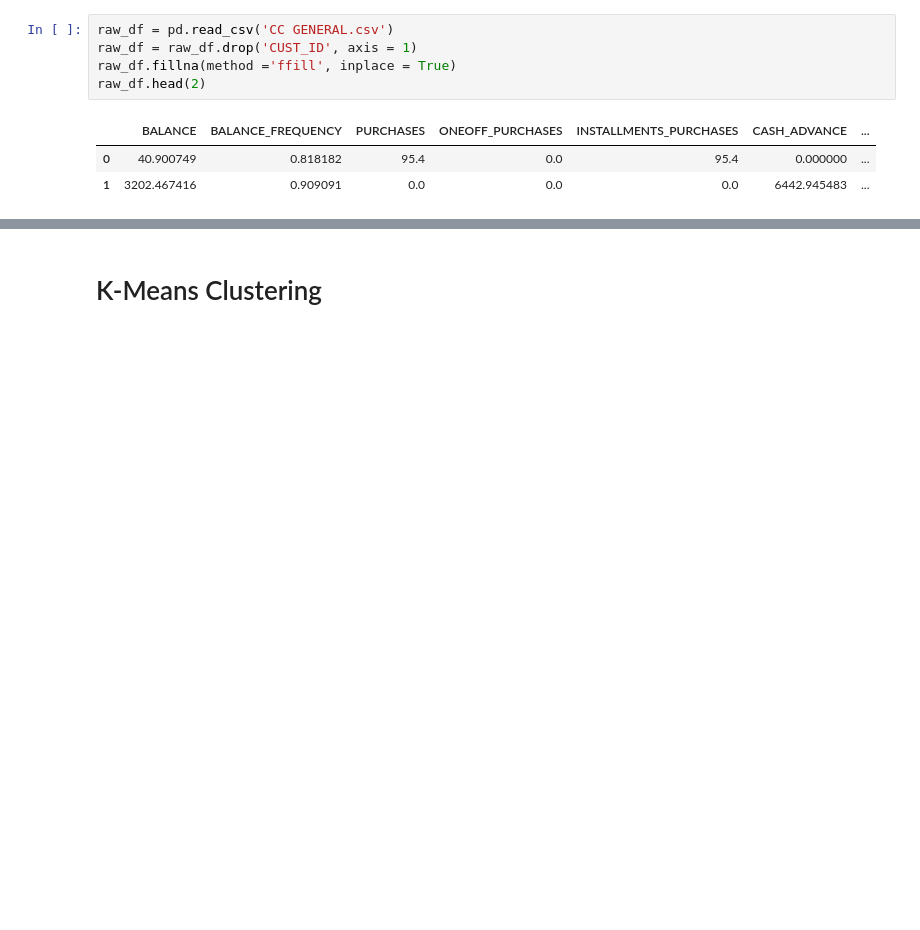
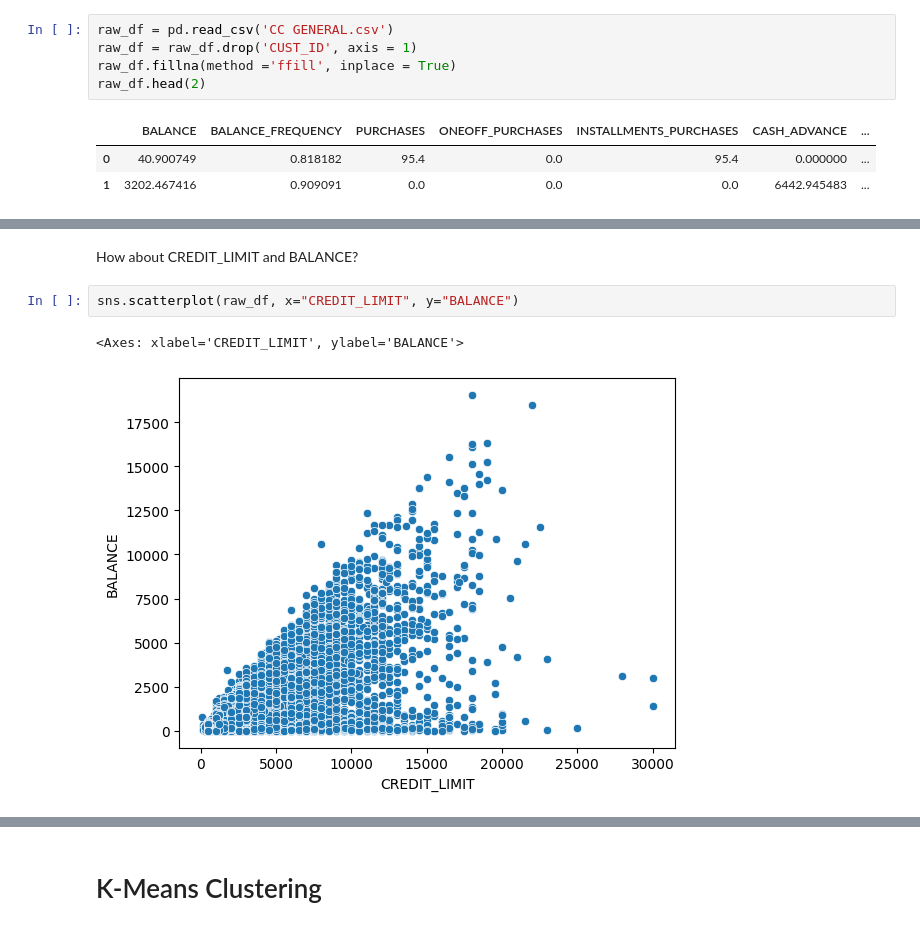
Before and after one commit to stvschmdt/ne_ds5230, a Jupyter notebook: prep_material/hierarchical_agglomerative_clustering.ipynb, the cells around one changed output, grey strips where cells are left out. Drawn from its saved outputs; the diff is of its cells as text; blank space fills up the shorter version.

```diff
--- a/prep_material/hierarchical_agglomerative_clustering.ipynb
+++ b/prep_material/hierarchical_agglomerative_clustering.ipynb
@@ -148,0 +83,7 @@ With agglomerative clustering, we end up with this nice hierarchy of clusters. B
+# %% [markdown]
+How about CREDIT_LIMIT and BALANCE?
+# %%
+sns.scatterplot(raw_df, x="CREDIT_LIMIT", y="BALANCE")
+# %% [output]
+<Axes: xlabel='CREDIT_LIMIT', ylabel='BALANCE'>
+[figure, added]
```
Also changed, not shown: parts of 60 cells of this notebook.
